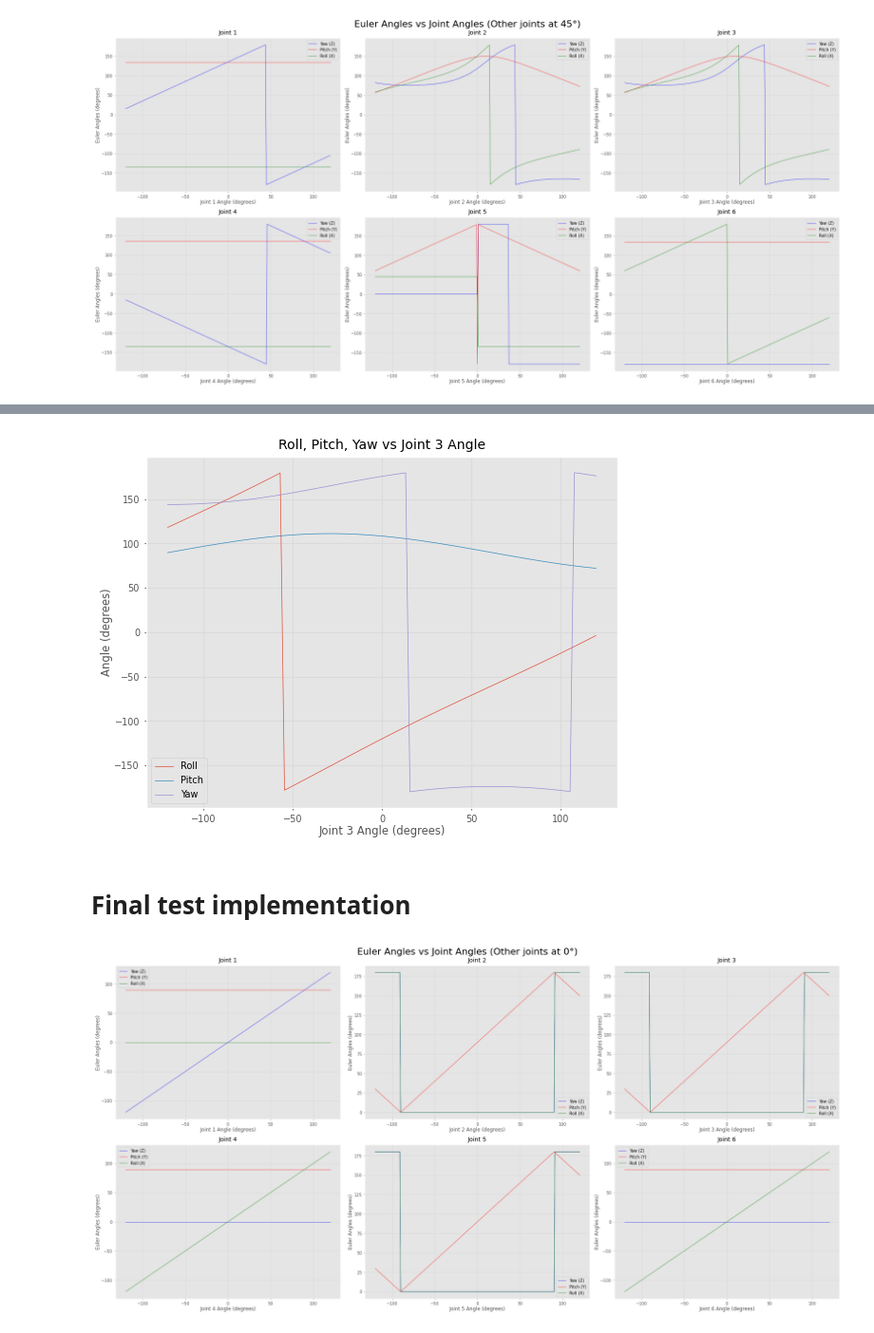
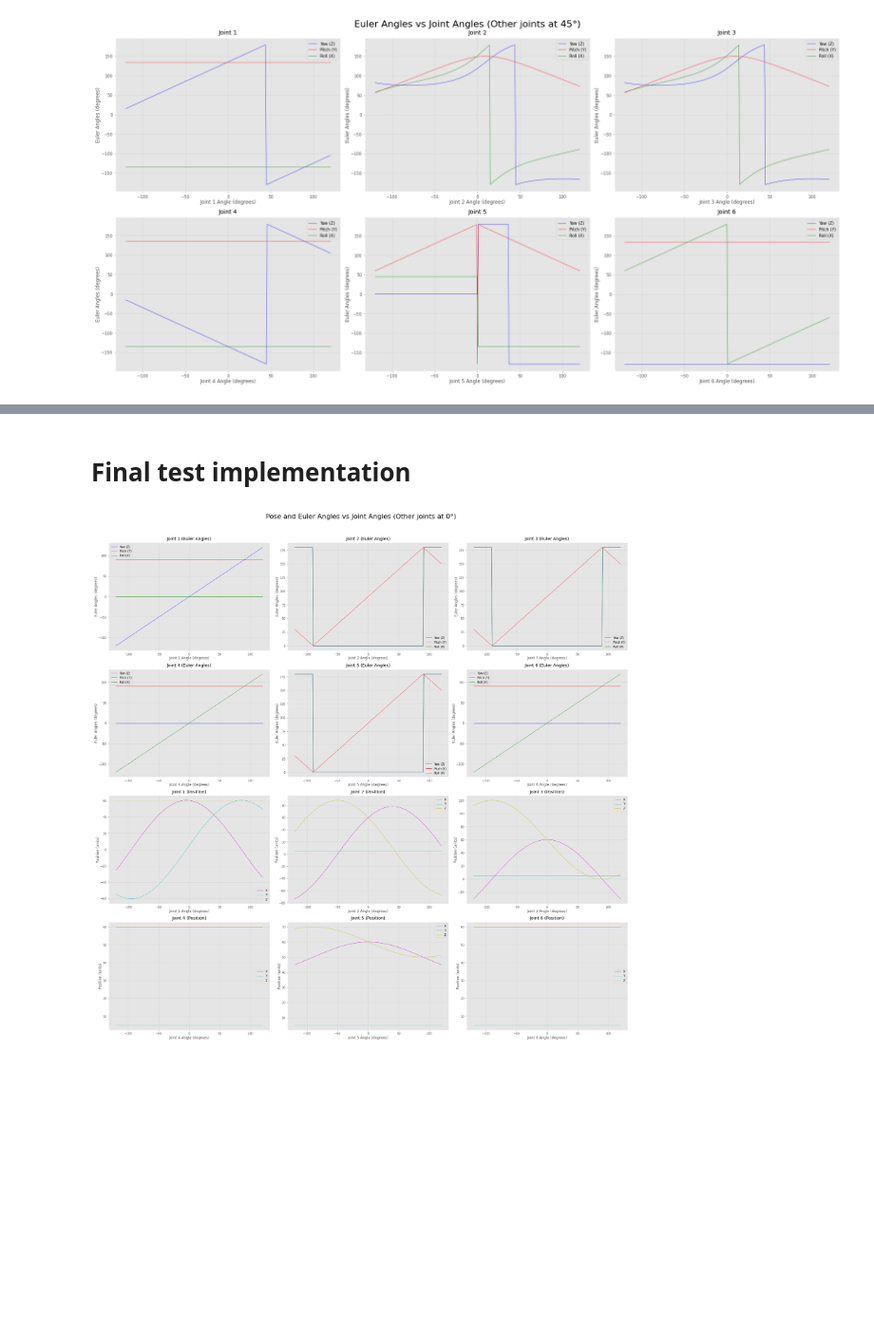
Before and after one commit to moh-C/6DoF-RoboticArm-InverseKinematics, a Jupyter notebook: Notebooks/RollTest.ipynb, the cells around one changed output, grey strips where cells are left out. Shown: that part at 95% size. Cells and saved outputs as stored; diff of their text form; code cells hidden in the pictures; blank space fills up the shorter version.

```diff
--- a/Notebooks/RollTest.ipynb
+++ b/Notebooks/RollTest.ipynb
@@ -178,20 +81,0 @@ def plot_roll_pitch_yaw(joint_number, angle_range, dh_params, fixed_angles):
-# %%
-# Provided DH parameters: [theta_home, d, a, alpha]
-dh_params = [
-    [0, 10, 0, -np.pi/2],
-    [-np.pi/2, 0, 50, 0],
-    [0, 5, 0, -np.pi/2],
-    [0, 50, 0, np.pi/2],
-    [0, 0, 0, -np.pi/2],
-    [np.pi, 10, 0, 0] # This should be correct as np.pi, considering it as the initial theta position
-]
-
-# Example fixed joint angles (in radians) for testing
-fixed_angles = [np.radians(0), np.radians(0), np.radians(0), np.radians(0), np.radians(0), np.radians(0)]
-
-# Specify the joint to vary and the range of angles
-joint_number_to_vary = 5 # 6th joint (0-indexed)
-angle_range = (-120, 120)
-
-# Plot roll, pitch, and yaw for the varying joint
-plot_roll_pitch_yaw(joint_number_to_vary, angle_range, dh_params, fixed_angles)
@@ -200,12 +82,3 @@ plot_roll_pitch_yaw(joint_number_to_vary, angle_range, dh_params, fixed_angles)
-# %%
-joint_number_to_vary = 2
-# Set all joints to -45 degrees (parametrized angles for future)
-param_angles = [np.radians(75) for _ in range(6)]
-
-# Plotting for joint angles set to a parametrized value
-plot_roll_pitch_yaw(joint_number_to_vary, angle_range, dh_params, param_angles)
-# %% [output]
-[figure, removed]
 # %% [markdown]
 # Final test implementation
 # %%
@@ -315,21 +204,18 @@ def plot_all_joints(initial_angle):
 # %%
 # Provided DH parameters: [theta_home, d, a, alpha]
 dh_params = [
     [0, 10, 0, -np.pi/2],
     [-np.pi/2, 0, 50, 0],
     [0, 5, 0, -np.pi/2],
     [0, 50, 0, np.pi/2],
     [0, 0, 0, -np.pi/2],
     [np.pi, 10, 0, 0] # This should be np.pi, considering it as the initial theta position
 ]
 
-# Test the function with all joints set to 0° initially
-test_joint_kinematics(5, [0, 0, 0, 0, 0, 0])
-
 # Plot for all joints with initial angle set to -45°
 plot_all_joints(0)
 # %% [output]
-[figure, old version]
+[figure, new version]
 # %%
 # Plot for all joints with initial angle set to 45°
 plot_all_joints(45)
```
Also changed, not shown: parts of 5 cells of this notebook.
